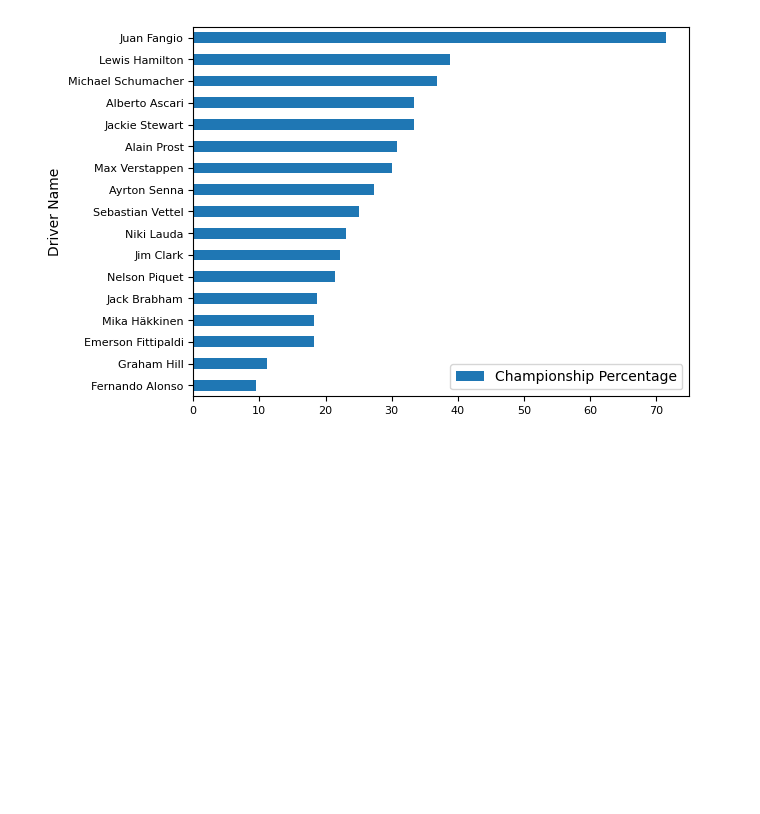
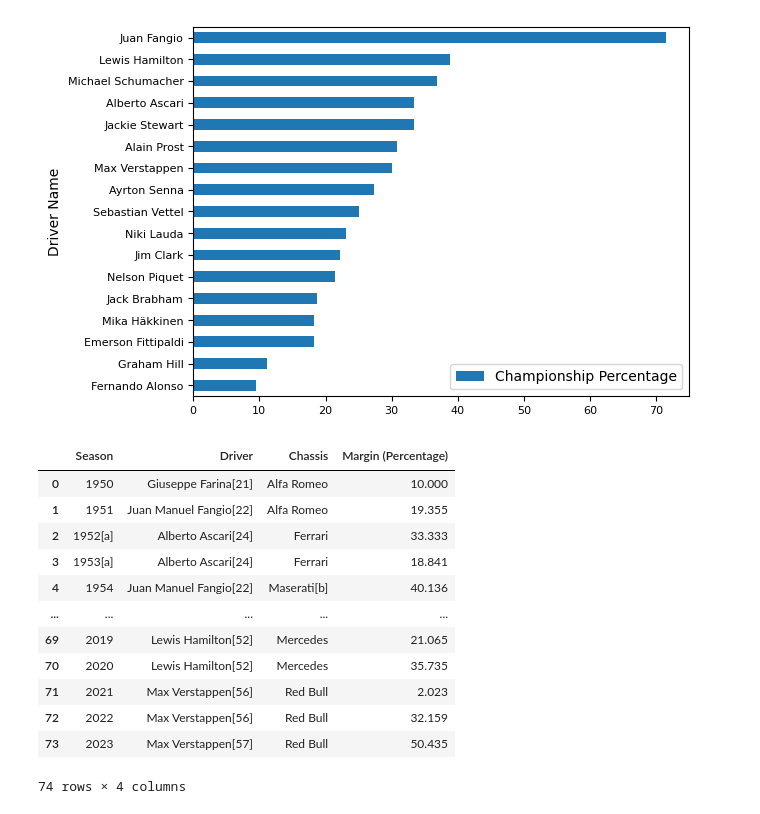
Before and after one commit to hr546/BEE2041-Empirical-Project, a Jupyter notebook: BEE2041_Empirical_Project_-_A_Data-Driven_Investigation_to_Identify_the_best_Formula_One_Driver_of_All_Time.ipynb, the cells around one changed output. Saved outputs shown, nothing was run; the diff lists cells and outputs as text; code cells hidden in the pictures; blank space fills up the shorter version.

Commit message:
Adding webscrape containing data about the margin between the Drivers' Championship Winner and second place

```diff
--- a/BEE2041_Empirical_Project_-_A_Data-Driven_Investigation_to_Identify_the_best_Formula_One_Driver_of_All_Time.ipynb
+++ b/BEE2041_Empirical_Project_-_A_Data-Driven_Investigation_to_Identify_the_best_Formula_One_Driver_of_All_Time.ipynb
@@ -463,11 +463,63 @@ display(Championships_df)
 # %%
 # Bar chart of the gap between drivers champ winner and second place (probably teammate)
 # (only discuss best few drivers - averaged if multiple championship winner) - bigger gap is better as well outperformed teammate
 
+# Webscraping the website containing the list of drivers' championships and the margin to second place
+url = 'https://en.wikipedia.org/wiki/List_of_Formula_One_World_Drivers%27_Champions'
 
+response = BeautifulSoup(request.urlopen(url), 'html.parser')
+
+TAB = response.find_all('table')[2]
+
+Drivers_Champ_df = pd.DataFrame(columns = ['Season','Driver','Age','Chassis','Engine','Tyres', 'Poles', 'Wins', 'Podiums', 'Fastest Laps', 'Points', 'Percentage of Points', 'Clinched', 'Number of rounds remaining', 'Margin', 'Margin (Percentage)'])
+
+rows = TAB.find_all('tr')
+
+# Inserting the webscraped data into the dataframe
+for row in rows[2:7]:
+    cells = row.find_all('td')
+    individual_row_data = [cell.text.strip() for cell in cells]
+    length = len(Drivers_Champ_df)
+    Drivers_Champ_df.loc[length] = individual_row_data
+
+for row in rows[8:77]:
+    cells = row.find_all('td')
+    individual_row_data = [cell.text.strip() for cell in cells]
+    length = len(Drivers_Champ_df)
+    Drivers_Champ_df.loc[length] = individual_row_data
+
+# Dropping unnecessary columns from the dataframe
+Drivers_Champ_df = Drivers_Champ_df.drop('Age', axis=1)
+Drivers_Champ_df = Drivers_Champ_df.drop('Engine', axis=1)
+Drivers_Champ_df = Drivers_Champ_df.drop('Tyres', axis=1)
+Drivers_Champ_df = Drivers_Champ_df.drop('Poles', axis=1)
+Drivers_Champ_df = Drivers_Champ_df.drop('Wins', axis=1)
+Drivers_Champ_df = Drivers_Champ_df.drop('Podiums', axis=1)
+Drivers_Champ_df = Drivers_Champ_df.drop('Fastest Laps', axis=1)
+Drivers_Champ_df = Drivers_Champ_df.drop('Points', axis=1)
+Drivers_Champ_df = Drivers_Champ_df.drop('Percentage of Points', axis=1)
+Drivers_Champ_df = Drivers_Champ_df.drop('Clinched', axis=1)
+Drivers_Champ_df = Drivers_Champ_df.drop('Number of rounds remaining', axis=1)
+Drivers_Champ_df = Drivers_Champ_df.drop('Margin', axis=1)
+
+display(Drivers_Champ_df)
 
 
 ########## delete rows that aren't about best few drivers, combine same drivers data
+# %% [output]
+|  | Season | Driver | Chassis | Margin (Percentage) |
+| 0 | 1950 | Giuseppe Farina[21] | Alfa Romeo | 10.000 |
+| 1 | 1951 | Juan Manuel Fangio[22] | Alfa Romeo | 19.355 |
+| 2 | 1952[a] | Alberto Ascari[24] | Ferrari | 33.333 |
+| 3 | 1953[a] | Alberto Ascari[24] | Ferrari | 18.841 |
+| 4 | 1954 | Juan Manuel Fangio[22] | Maserati[b] | 40.136 |
+| ... | ... | ... | ... | ... |
+| 69 | 2019 | Lewis Hamilton[52] | Mercedes | 21.065 |
+| 70 | 2020 | Lewis Hamilton[52] | Mercedes | 35.735 |
+| 71 | 2021 | Max Verstappen[56] | Red Bull | 2.023 |
+| 72 | 2022 | Max Verstappen[56] | Red Bull | 32.159 |
+| 73 | 2023 | Max Verstappen[57] | Red Bull | 50.435 |
+74 rows × 4 columns
 # %%
 # Discussion about how this aims to eradicate the uncertainty surrounding the impact of the car's capabilities on driver
 # success - by comparing teammates' performances relative to the only other person in the same machinery, we are able to get
```
Also changed, not shown: parts of 1 cell of this notebook.
